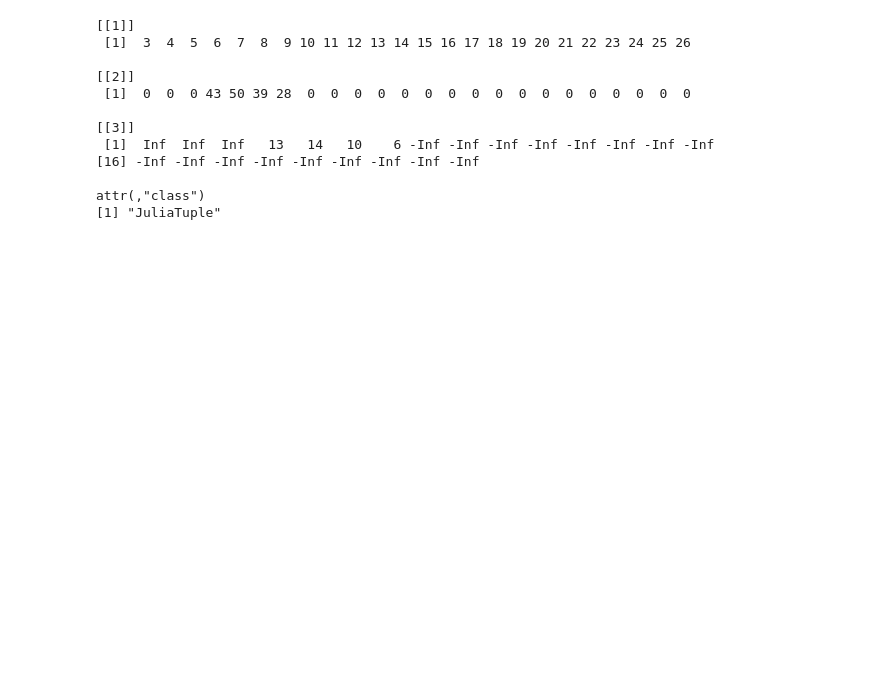
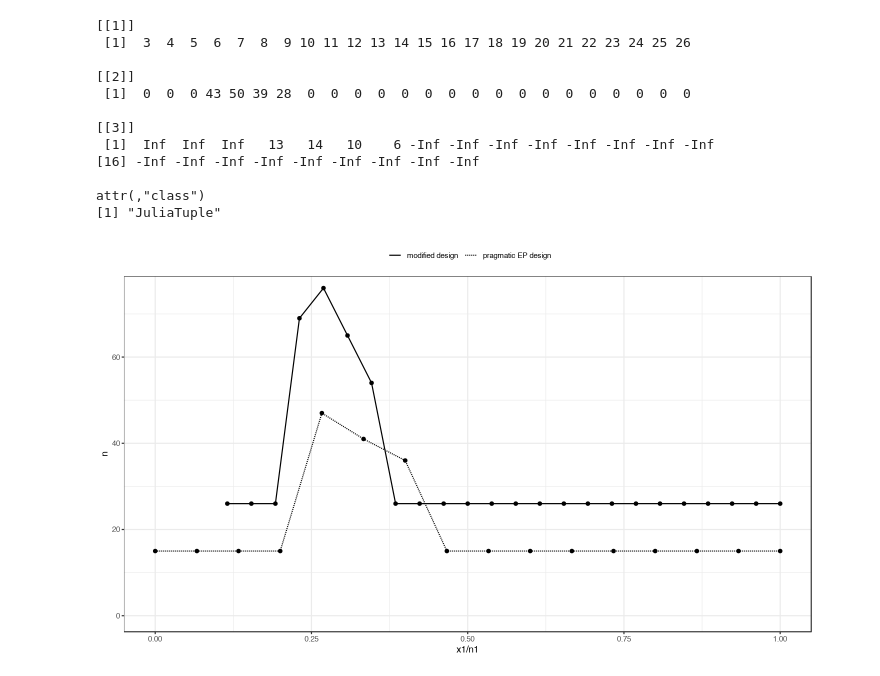
Before and after one commit to kkmann/optimal-binary-two-stage-designs, a Jupyter notebook: notebooks/unplanned-adaptations.ipynb, the cells around one changed output. Drawn from its saved outputs; the diff is of its cells as text; code cells hidden in the pictures; blank space fills up the shorter version.

```diff
--- a/notebooks/unplanned-adaptations.ipynb
+++ b/notebooks/unplanned-adaptations.ipynb
@@ -68,12 +67,16 @@ tbl_compare_sample_size_functions <- bind_rows(
     as_tibble(design) %>% select(label, `x1/n1`, n, c2)
 )
 # %%
+options(repr.plot.width = 12, repr.plot.height = 7)
+
 ggplot(tbl_compare_sample_size_functions) +
     aes(`x1/n1`, n) +
     geom_line(aes(linetype = label)) +
     geom_point() +
     coord_cartesian(ylim = c(0, 75)) +
     scale_linetype('') +
     theme_bw() +
     theme(legend.position = 'top')
+# %% [output]
+[figure, added]
 # %%
```
Also changed, not shown: parts of 3 cells of this notebook, 8 other files.
